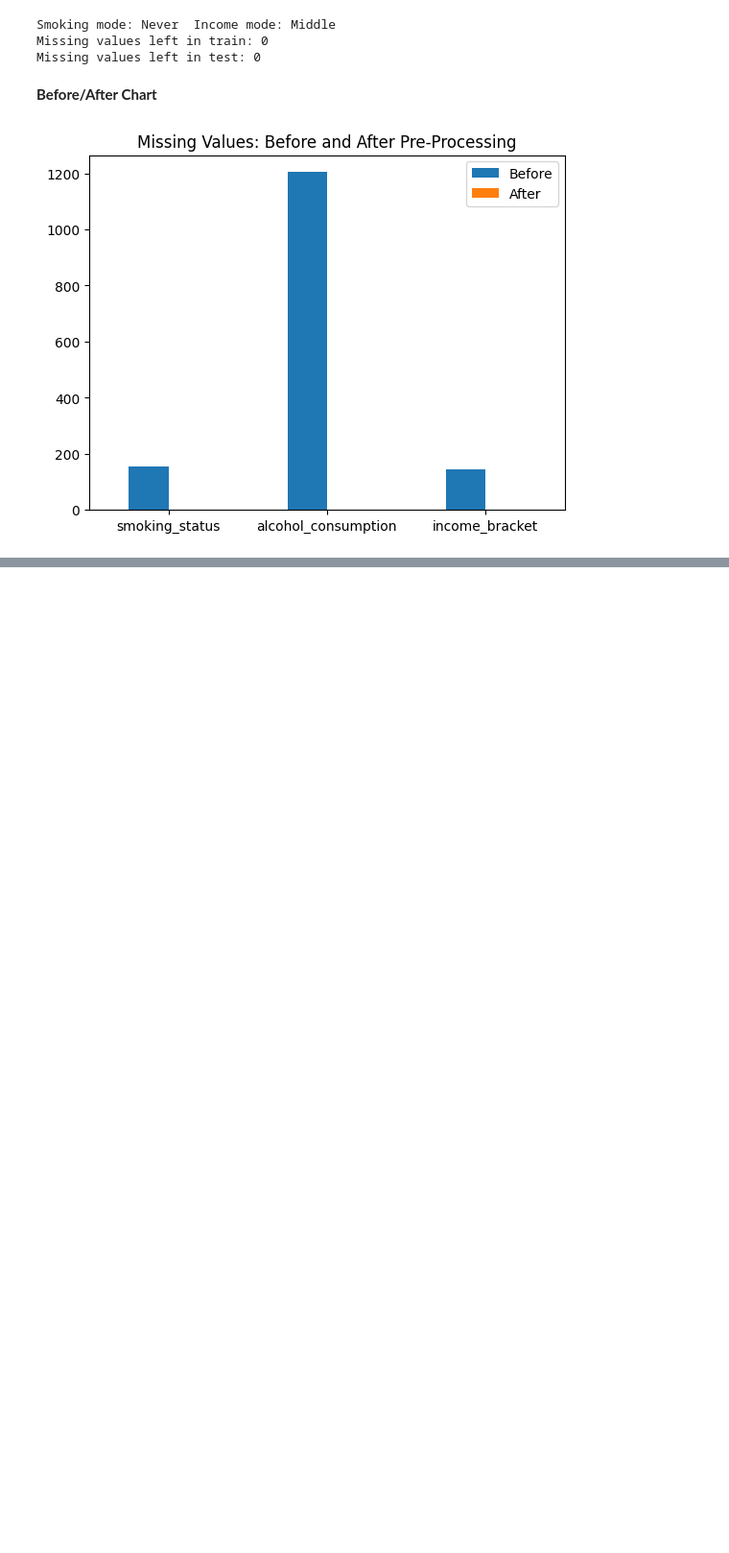
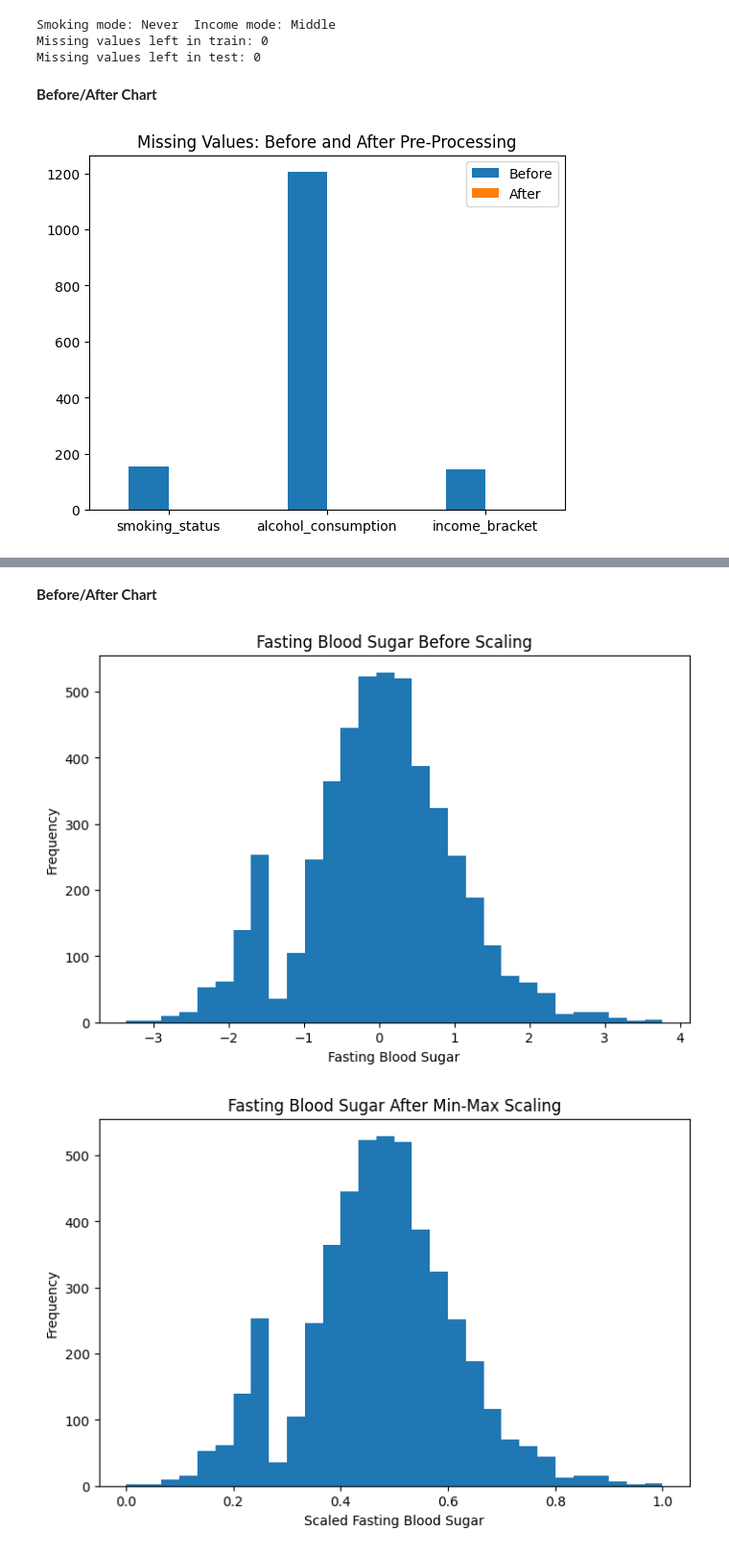
Before and after one commit to cano-elda/Midterm-Diabetes-Risk-Prediction-Group-3-ITAI-1371, a Jupyter notebook: Diabetes_Risk_Prediction.ipynb, the cells around one changed output, grey strips where cells are left out. Shown at 96% size. Saved outputs shown, nothing was run; the diff lists cells and outputs as text; code cells hidden in the pictures; blank space fills up the shorter version.

```diff
--- a/Diabetes_Risk_Prediction.ipynb
+++ b/Diabetes_Risk_Prediction.ipynb
@@ -177,0 +415,19 @@ plt.show()
+# %% [markdown]
+**Before/After Chart**
+# %%
+plt.figure(figsize=(8, 5))
+plt.hist(before_scaling["fasting_blood_sugar"], bins=30)
+plt.title("Fasting Blood Sugar Before Scaling")
+plt.xlabel("Fasting Blood Sugar")
+plt.ylabel("Frequency")
+plt.show()
+
+plt.figure(figsize=(8, 5))
+plt.hist(train["fasting_blood_sugar"], bins=30)
+plt.title("Fasting Blood Sugar After Min-Max Scaling")
+plt.xlabel("Scaled Fasting Blood Sugar")
+plt.ylabel("Frequency")
+plt.show()
+# %% [output]
+[figure, added]
+[figure, added]
```
Also changed, not shown: parts of 12 cells of this notebook.
